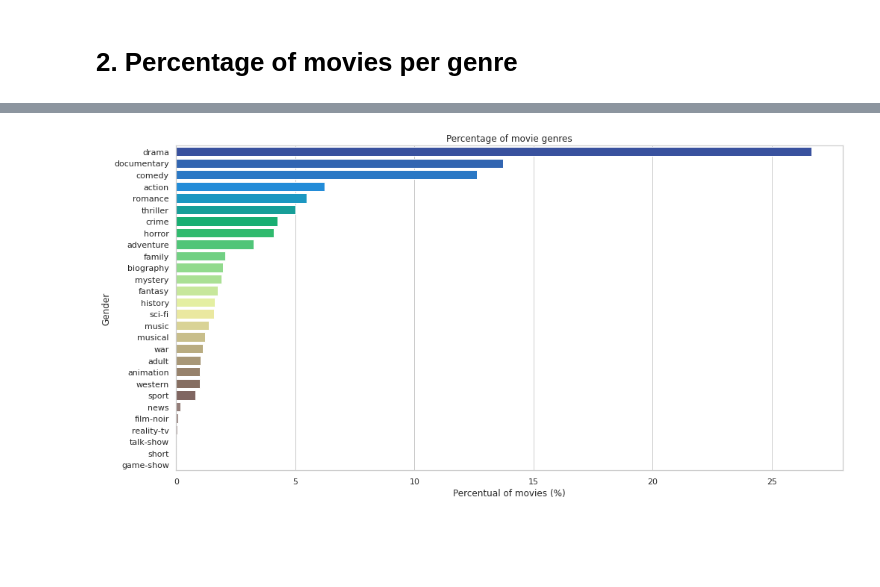
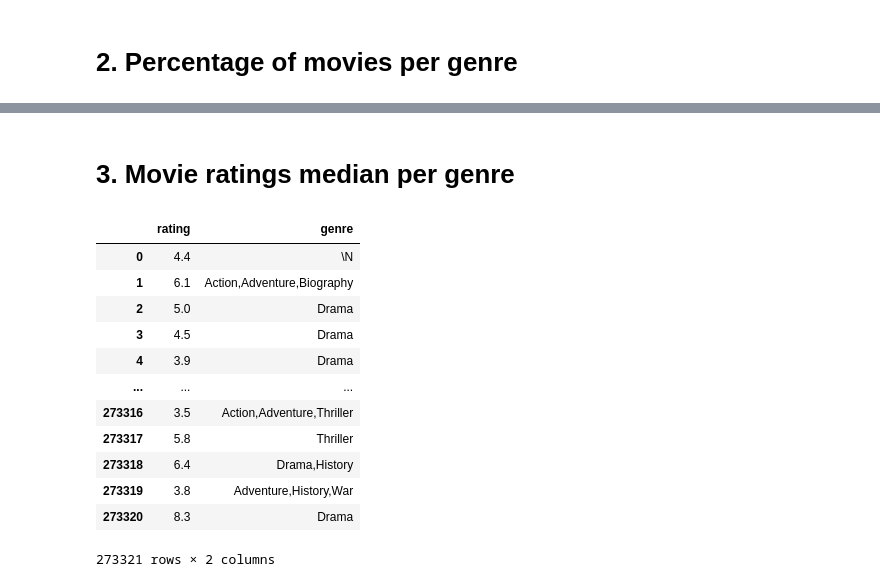
Before and after one commit to Mr0l3/imdb-data-analysis, a Jupyter notebook: IMDB-analysis.ipynb, the cells around one changed output, grey strips where cells are left out. Cells and saved outputs as stored; diff of their text form; code cells hidden in the pictures; blank space fills up the shorter version.

```diff
--- a/IMDB-analysis.ipynb
+++ b/IMDB-analysis.ipynb
@@ -378,11 +171,12 @@ genres_df
 # %%
 # Plot
 
-plt.figure(figsize = (16, 8))
-sns.barplot(x = genres_df['rel_freq'].tolist(), y = genres_df['genre'].tolist(), orient = 'h', palette = 'terrain')
+plt.figure(figsize=(16, 8))
+sns.barplot(x=genres_df['rel_freq'].tolist(), y=genres_df['genre'].tolist(),
+            orient='h', palette='terrain')
 plt.ylabel('Gender')
 plt.xlabel('Percentual of movies (%)')
 plt.title('Percentage of movie genres')
 plt.show()
-# %% [output]
-[figure, removed]
+# %% [markdown]
+# 3. Movie ratings median per genre
@@ -388,0 +185,17 @@ plt.show()
+# %%
+genre_df = pd.read_sql_query(query, conn)
+display(genre_df)
+# %% [output]
+|  | rating | genre |
+| 0 | 4.4 | \N |
+| 1 | 6.1 | Action,Adventure,Biography |
+| 2 | 5.0 | Drama |
+| 3 | 4.5 | Drama |
+| 4 | 3.9 | Drama |
+| ... | ... | ... |
+| 273316 | 3.5 | Action,Adventure,Thriller |
+| 273317 | 5.8 | Thriller |
+| 273318 | 6.4 | Drama,History |
+| 273319 | 3.8 | Adventure,History,War |
+| 273320 | 8.3 | Drama |
+273321 rows × 2 columns
```
Also changed, not shown: parts of 35 cells of this notebook, 2 other files.
